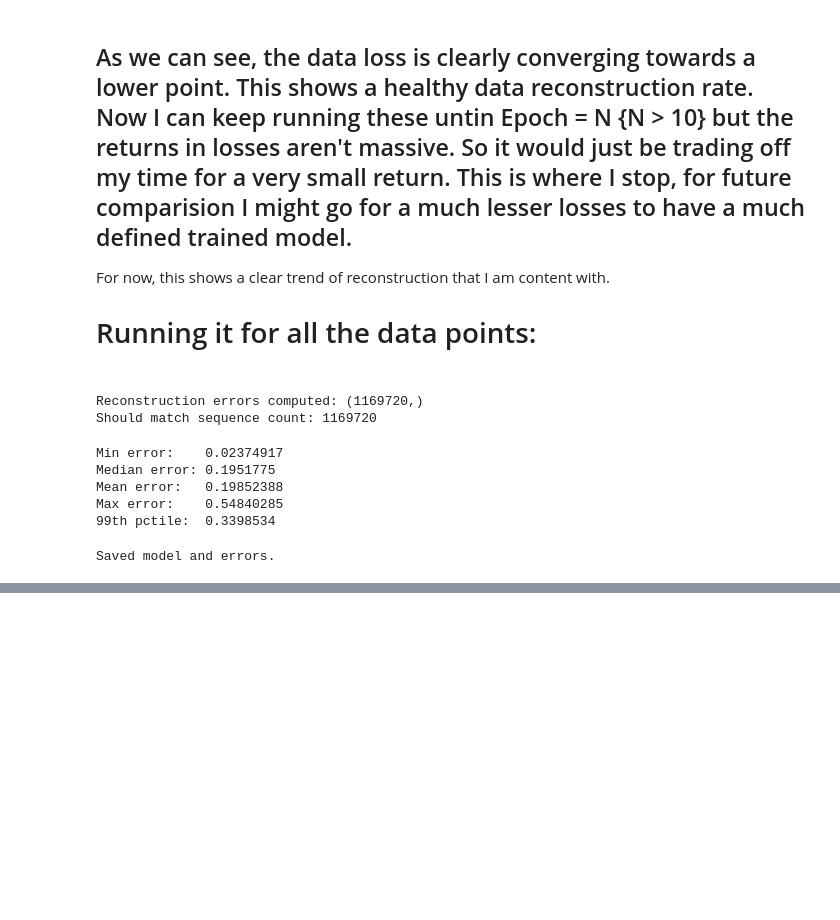
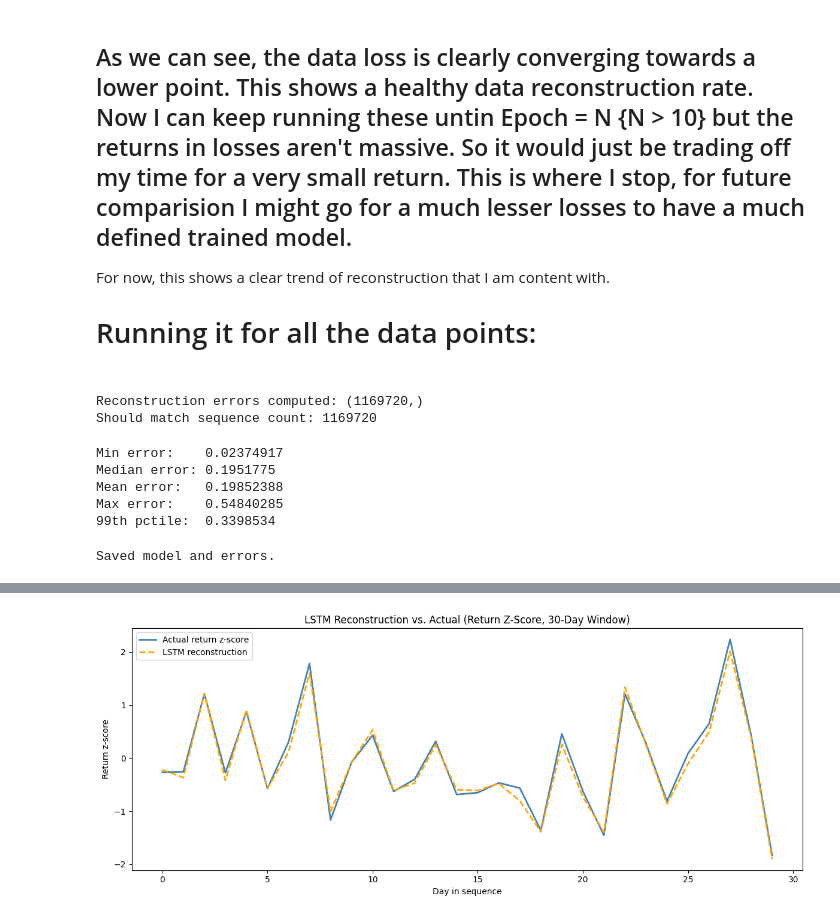
Before and after one commit to dyadav1-cloud/market-anomaly-detection, a Jupyter notebook: notebooks/04_lstm_autoencoder.ipynb, the cells around one changed output, grey strips where cells are left out. Drawn from its saved outputs; the diff is of its cells as text; code cells hidden in the pictures; blank space fills up the shorter version.

```diff
--- a/notebooks/04_lstm_autoencoder.ipynb
+++ b/notebooks/04_lstm_autoencoder.ipynb
@@ -259,0 +363,9 @@ Saved model and errors.
+# %%
+# grab one batch, compare a real trajectory to its reconstruction
+model.eval()
+with torch.no_grad():
+    sample = torch.tensor(X_seq[:1], dtype=torch.float32).to(device)
+    recon = model(sample).cpu().numpy()
+
+print("Original first 3 days:\n", X_seq[0][:3])
+print("\nReconstructed first 3 days:\n", recon[0][:3])
@@ -259,0 +492,8 @@ Saved model and errors.
+# %%
+model.eval()
+with torch.no_grad():
+    sample = torch.tensor(X_seq[:1], dtype=torch.float32).to(device)
+    recon = model(sample).cpu().numpy()
+
+print("Original first 3 days:\n", X_seq[0][:3])
+print("\nReconstructed first 3 days:\n", recon[0][:3])
@@ -259,0 +580,19 @@ Saved model and errors.
+# %%
+model.eval()
+with torch.no_grad():
+    sample = torch.tensor(X_seq[:1], dtype=torch.float32).to(device)
+    recon = model(sample).cpu().numpy()[0]
+original = X_seq[0]
+
+fig, ax = plt.subplots(figsize=(12, 5))
+ax.plot(original[:, 0], label="Actual return z-score", linewidth=2, color="steelblue")
+ax.plot(recon[:, 0], label="LSTM reconstruction", linewidth=2, linestyle="--", color="orange")
+ax.set_title("LSTM Reconstruction vs. Actual (Return Z-Score, 30-Day Window)")
+ax.set_xlabel("Day in sequence")
+ax.set_ylabel("Return z-score")
+ax.legend()
+plt.tight_layout()
+plt.show()
+fig.savefig("../results/lstm_reconstruction_example.png", dpi=150, bbox_inches="tight")
+# %% [output]
+[figure, added]
```
Also changed, not shown: parts of 27 cells of this notebook, 3 other files.
